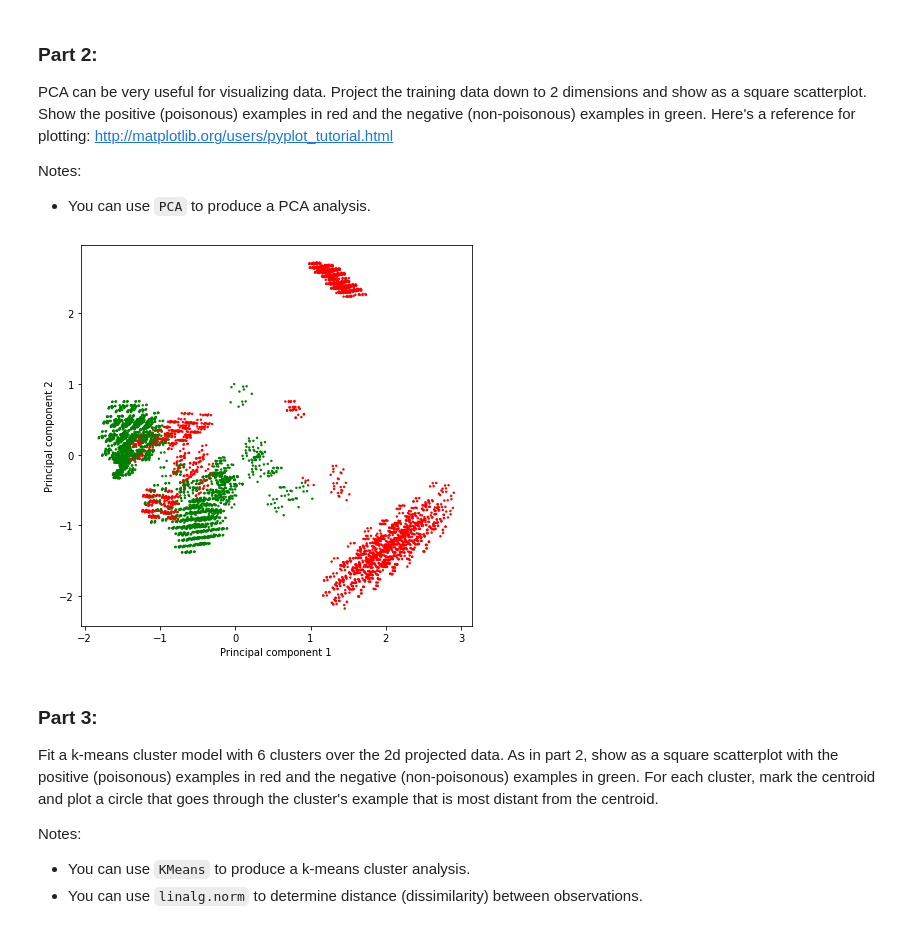
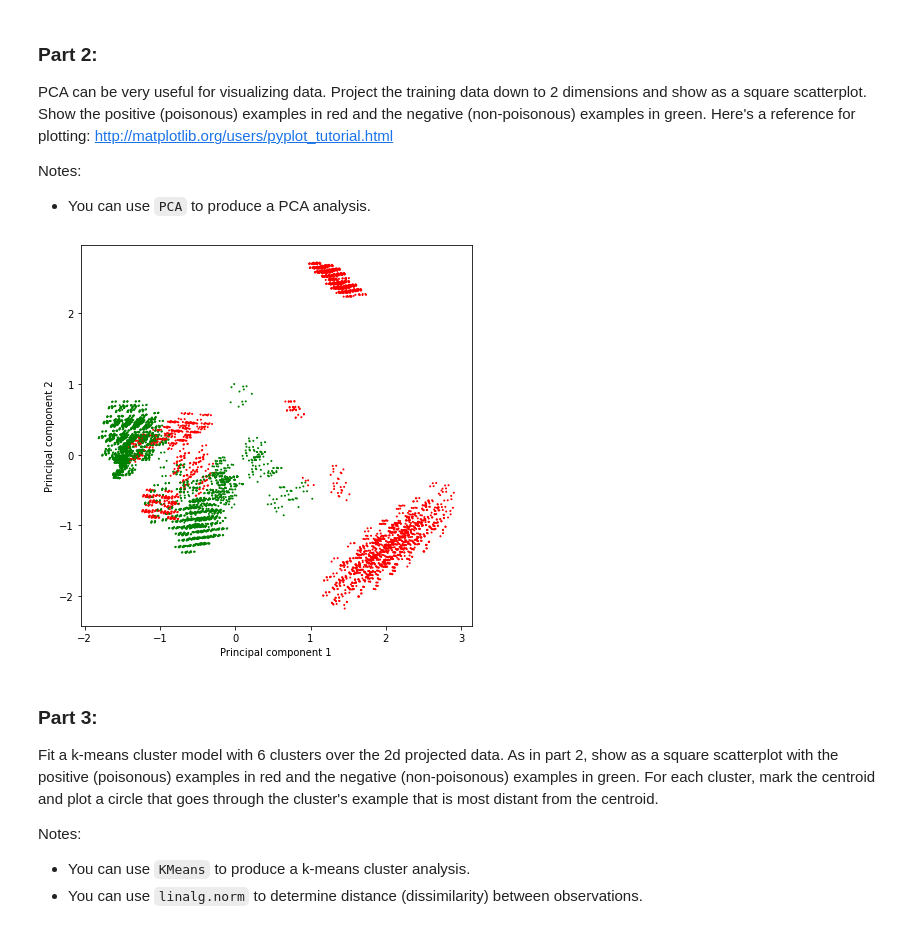
Before and after one commit to toby-p/mids-w207-projects, a Jupyter notebook: Toby_Petty_p3.ipynb, the cells around one changed output. Drawn from its saved outputs; the diff is of its cells as text; code cells hidden in the pictures.

```diff
--- a/Toby_Petty_p3.ipynb
+++ b/Toby_Petty_p3.ipynb
@@ -114,20 +113,20 @@ Notes:
 * You can use `PCA` to produce a PCA analysis.
 # %%
 def P2():
-    model = PCA(n_components=2)
-    transformed = model.fit_transform(train_data)
+    pca_model = PCA(n_components=2)
+    transformed = pca_model.fit_transform(train_data)
     colors = {0: "g", 1: "r"}
     color_list = [colors[i] for i in train_labels]
     fig, ax = plt.subplots(figsize=(7, 7))
-    ax.scatter(transformed[:, 0], transformed[:, 1], c=color_list, s=2)
+    ax.scatter(transformed[:, 0], transformed[:, 1], c=color_list, s=1)
     ax.set_xlabel("Principal component 1")
     ax.set_ylabel("Principal component 2")
     plt.show()
 
 
 P2()
 # %% [output]
-[figure, old version]
+[figure, new version]
 # %% [markdown]
 ### Part 3:
 
```
Also changed, not shown: parts of 5 cells of this notebook.
